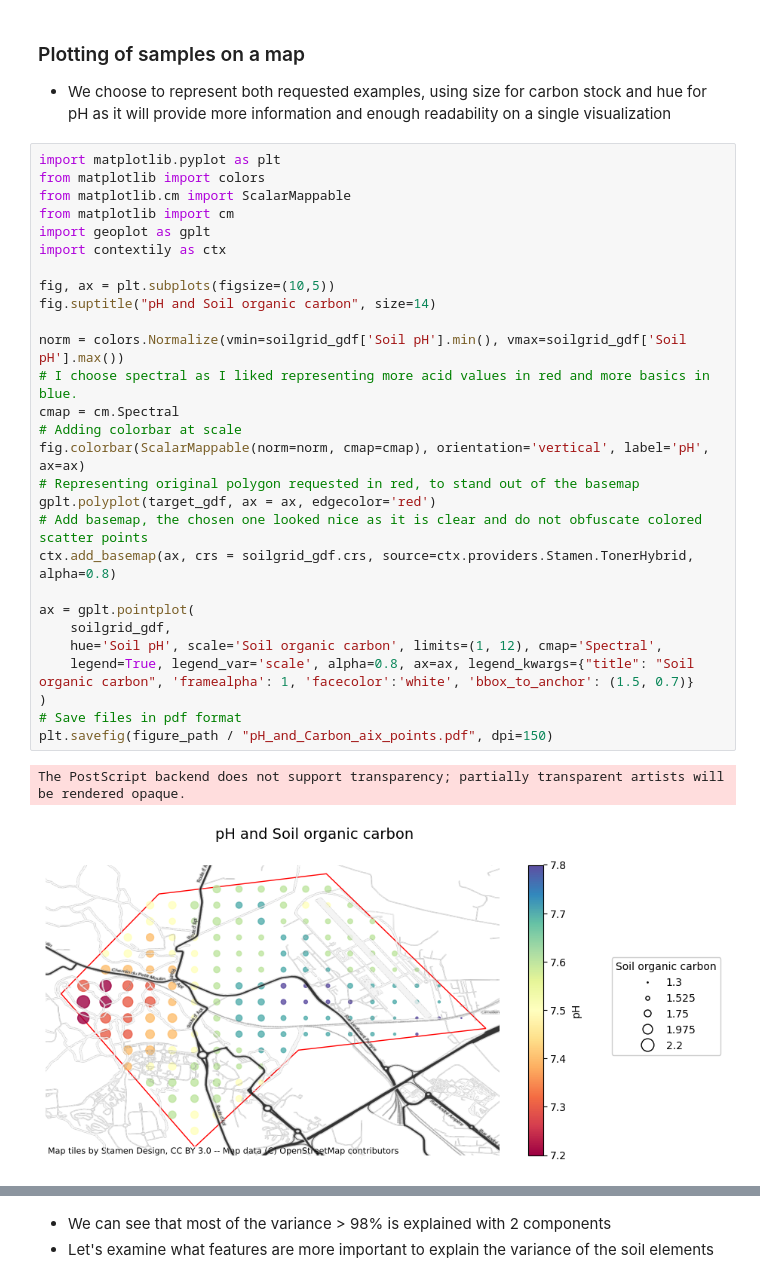
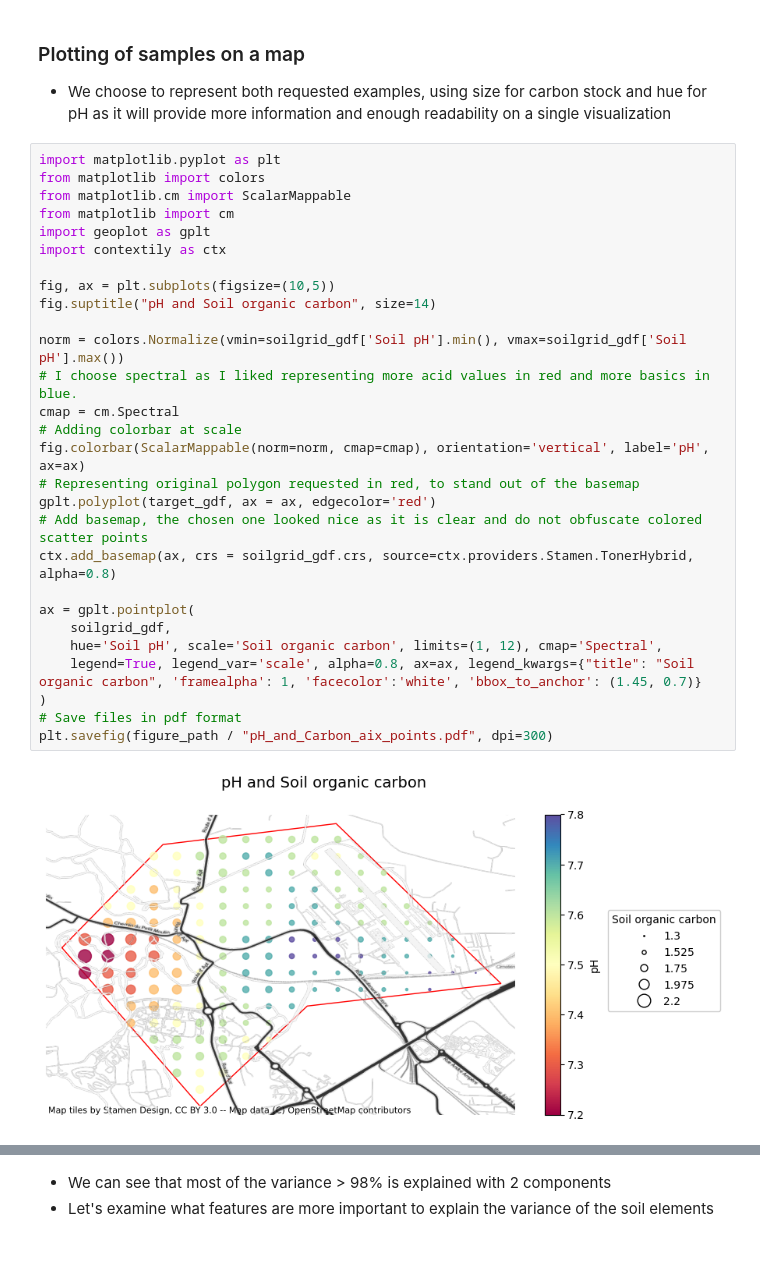
Before and after one commit to juliencarponcy/praxis, a Jupyter notebook: praxis/examples/test_nb.ipynb, the cells around one changed output, grey strips where cells are left out. Cells and saved outputs as stored; diff of their text form; blank space fills up the shorter version.

```diff
--- a/praxis/examples/test_nb.ipynb
+++ b/praxis/examples/test_nb.ipynb
@@ -283,34 +357,33 @@ Datum: World Geodetic System 1984 ensemble
 # %%
 import matplotlib.pyplot as plt
 from matplotlib import colors
 from matplotlib.cm import ScalarMappable
 from matplotlib import cm
 import geoplot as gplt
 import contextily as ctx
 
 fig, ax = plt.subplots(figsize=(10,5))
 fig.suptitle("pH and Soil organic carbon", size=14)
 
 norm = colors.Normalize(vmin=soilgrid_gdf['Soil pH'].min(), vmax=soilgrid_gdf['Soil pH'].max())
 # I choose spectral as I liked representing more acid values in red and more basics in blue.
 cmap = cm.Spectral
 # Adding colorbar at scale
 fig.colorbar(ScalarMappable(norm=norm, cmap=cmap), orientation='vertical', label='pH', ax=ax)
 # Representing original polygon requested in red, to stand out of the basemap
 gplt.polyplot(target_gdf, ax = ax, edgecolor='red')
 # Add basemap, the chosen one looked nice as it is clear and do not obfuscate colored scatter points
 ctx.add_basemap(ax, crs = soilgrid_gdf.crs, source=ctx.providers.Stamen.TonerHybrid, alpha=0.8)
 
 ax = gplt.pointplot(
     soilgrid_gdf,
     hue='Soil pH', scale='Soil organic carbon', limits=(1, 12), cmap='Spectral',
-    legend=True, legend_var='scale', alpha=0.8, ax=ax, legend_kwargs={"title": "Soil organic carbon", 'framealpha': 1, 'facecolor':'white', 'bbox_to_anchor': (1.5, 0.7)}
+    legend=True, legend_var='scale', alpha=0.8, ax=ax, legend_kwargs={"title": "Soil organic carbon", 'framealpha': 1, 'facecolor':'white', 'bbox_to_anchor': (1.45, 0.7)}
 )
 # Save files in pdf format
-plt.savefig(figure_path / "pH_and_Carbon_aix_points.pdf", dpi=150)
+plt.savefig(figure_path / "pH_and_Carbon_aix_points.pdf", dpi=300)
 # %% [output]
-The PostScript backend does not support transparency; partially transparent artists will be rendered opaque.
-[figure, old version]
+[figure, new version]
 # %%
 from scipy.interpolate import griddata
 import numpy as np
```
Also changed, not shown: parts of 31 cells of this notebook, 4 other files.
